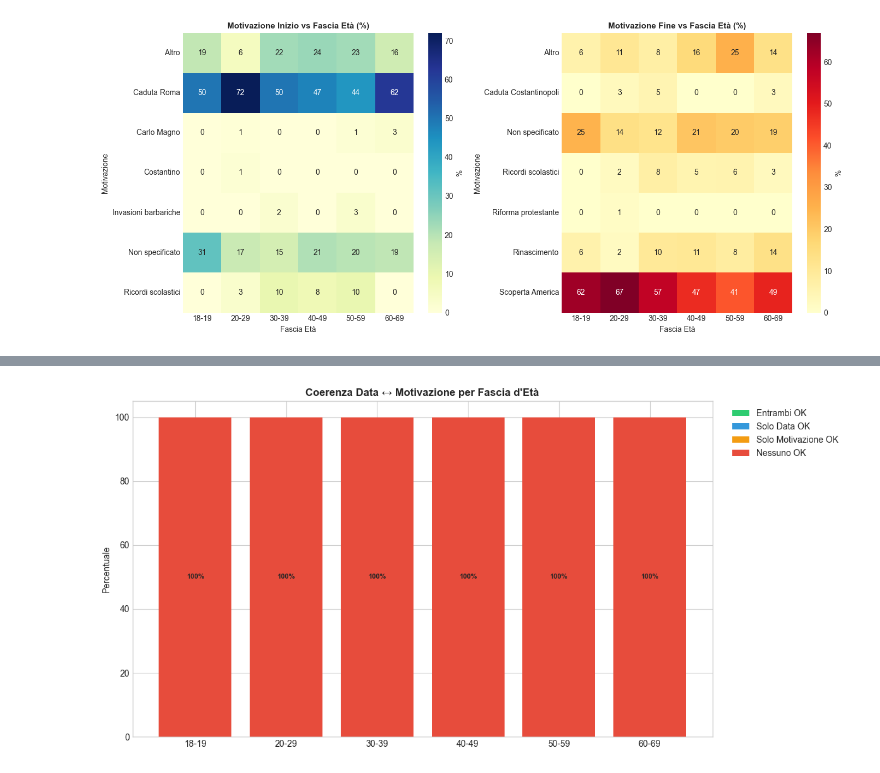
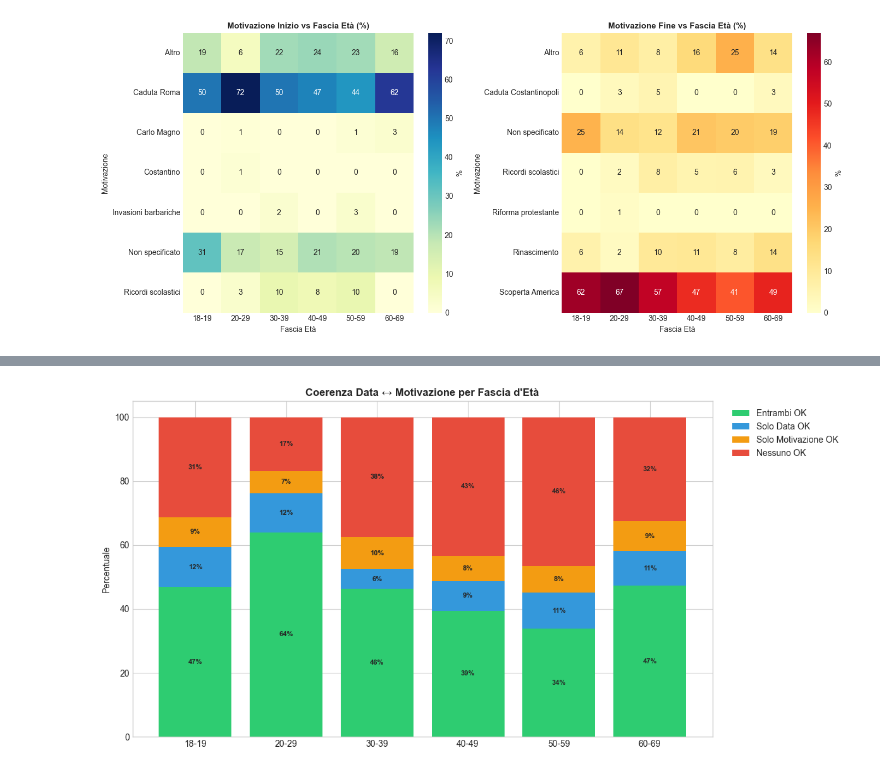
Before and after one commit to giuliaghiazza/MiddleAgesAnalysis, a Jupyter notebook: analisi_testo.ipynb, the cells around one changed output, grey strips where cells are left out. Saved outputs shown, nothing was run; the diff lists cells and outputs as text; code cells hidden in the pictures.

```diff
--- a/analisi_testo.ipynb
+++ b/analisi_testo.ipynb
@@ -1645,19 +1635,12 @@ plt.show()
 [figure]
 # %%
 # ============================================================
-# 5.3  COERENZA DATA ↔ MOTIVAZIONE PER FASCIA D'ETÀ
+# 4.3  COERENZA DATA ↔ MOTIVAZIONE PER FASCIA D'ETÀ
 # ============================================================
 
 print("=" * 70)
 print("🔍 COERENZA DATA ↔ MOTIVAZIONE PER FASCIA D'ETÀ")
 print("=" * 70)
-
-# Cluster "corretti"
-cluster_inizio_ok = {'476 d.C. (caduta Impero Romano d\'Occidente)'}
-cluster_fine_ok   = {'1453 (caduta di Costantinopoli)', '1492 (scoperta dell\'America)'}
-
-motivo_inizio_ok  = {'Caduta Impero Romano', 'Evento storico/politico'}
-motivo_fine_ok    = {'Scoperta/esplorazione', 'Caduta di Costantinopoli', 'Evento storico/politico'}
 
 results_eta = []
 for eta in eta_order:
@@ -1666,27 +1649,51 @@ for eta in eta_order:
     if n < 3:
         continue
 
-    data_ok = subset['cluster_inizio'].isin(cluster_inizio_ok) | subset['cluster_fine'].isin(cluster_fine_ok)
-    motivo_ok = subset['motivo_inizio_cat'].isin(motivo_inizio_ok) | subset['motivo_fine_cat'].isin(motivo_fine_ok)
+    # Inizio: stesse definizioni usate nella sezione 3.3
+    d_ok_i = subset['cluster_inizio'] == '476-500 (Caduta Impero Romano Occ.)'
+    m_ok_i = subset['motivo_inizio_cat'] == 'Caduta Roma'
+    both_i = (d_ok_i & m_ok_i).sum()
+    only_d_i = (d_ok_i & ~m_ok_i).sum()
+    only_m_i = (~d_ok_i & m_ok_i).sum()
+    none_i = (~d_ok_i & ~m_ok_i).sum()
 
-    entrambi  = (data_ok & motivo_ok).sum()
-    solo_data = (data_ok & ~motivo_ok).sum()
-    solo_mot  = (~data_ok & motivo_ok).sum()
-    nessuno   = (~data_ok & ~motivo_ok).sum()
+    # Fine: stesse definizioni usate nella sezione 3.3
+    d_ok_f = (subset['cluster_fine'] == '1454-1492 (Scoperta America)') | \
+             (subset['cluster_fine'] == '1400-1453 (Caduta Costantinopoli)')
+    m_ok_f = (subset['motivo_fine_cat'] == 'Scoperta America') | \
+             (subset['motivo_fine_cat'] == 'Caduta Costantinopoli')
+    both_f = (d_ok_f & m_ok_f).sum()
+    only_d_f = (d_ok_f & ~m_ok_f).sum()
+    only_m_f = (~d_ok_f & m_ok_f).sum()
+    none_f = (~d_ok_f & ~m_ok_f).sum()
+
+    # Combina inizio e fine
+    entrambi  = both_i + both_f
+    solo_data = only_d_i + only_d_f
+    solo_mot  = only_m_i + only_m_f
+    nessuno   = none_i + none_f
+
+    total = entrambi + solo_data + solo_mot + nessuno
 
     results_eta.append({
         'Fascia Età': eta, 'n': n,
-        'Entrambi OK (%)': entrambi / n * 100,
-        'Solo Data OK (%)': solo_data / n * 100,
-        'Solo Motivazione OK (%)': solo_mot / n * 100,
-        'Nessuno OK (%)': nessuno / n * 100
+        'Entrambi OK (%)': entrambi / total * 100 if total > 0 else 0,
+        'Solo Data OK (%)': solo_data / total * 100 if total > 0 else 0,
+        'Solo Motivazione OK (%)': solo_mot / total * 100 if total > 0 else 0,
+        'Nessuno OK (%)': nessuno / total * 100 if total > 0 else 0
     })
 
     print(f"\n👤 {eta} (n={n}):")
-    print(f"   ✅ Entrambi corretti:      {entrambi:3d} ({entrambi/n*100:.1f}%)")
-    print(f"   📅 Solo data corretta:     {solo_data:3d} ({solo_data/n*100:.1f}%)")
-    print(f"   💭 Solo motivazione corretta: {solo_mot:3d} ({solo_mot/n*100:.1f}%)")
-    print(f"   ❌ Nessuno corretto:       {nessuno:3d} ({nessuno/n*100:.1f}%)")
+    print(f"   INIZIO:")
+    print(f"     ✅ Entrambi corretti:         {both_i:3d} ({both_i/n*100:.1f}%)")
+    print(f"     📅 Solo data corretta:        {only_d_i:3d} ({only_d_i/n*100:.1f}%)")
+    print(f"     💭 Solo motivazione corretta: {only_m_i:3d} ({only_m_i/n*100:.1f}%)")
+    print(f"     ❌ Nessuno corretto:          {none_i:3d} ({none_i/n*100:.1f}%)")
+    print(f"   FINE:")
+    print(f"     ✅ Entrambi corretti:         {both_f:3d} ({both_f/n*100:.1f}%)")
+    print(f"     📅 Solo data corretta:        {only_d_f:3d} ({only_d_f/n*100:.1f}%)")
+    print(f"     💭 Solo motivazione corretta: {only_m_f:3d} ({only_m_f/n*100:.1f}%)")
+    print(f"     ❌ Nessuno corretto:          {none_f:3d} ({none_f/n*100:.1f}%)")
 
 # --- Grafico a barre impilate ---
 if results_eta:
@@ -1731,3 +1738,3 @@ if results_eta:
-[figure, old version]
+[figure, new version]
 # %%
 # ============================================================
```
Also changed, not shown: parts of 11 cells of this notebook.
